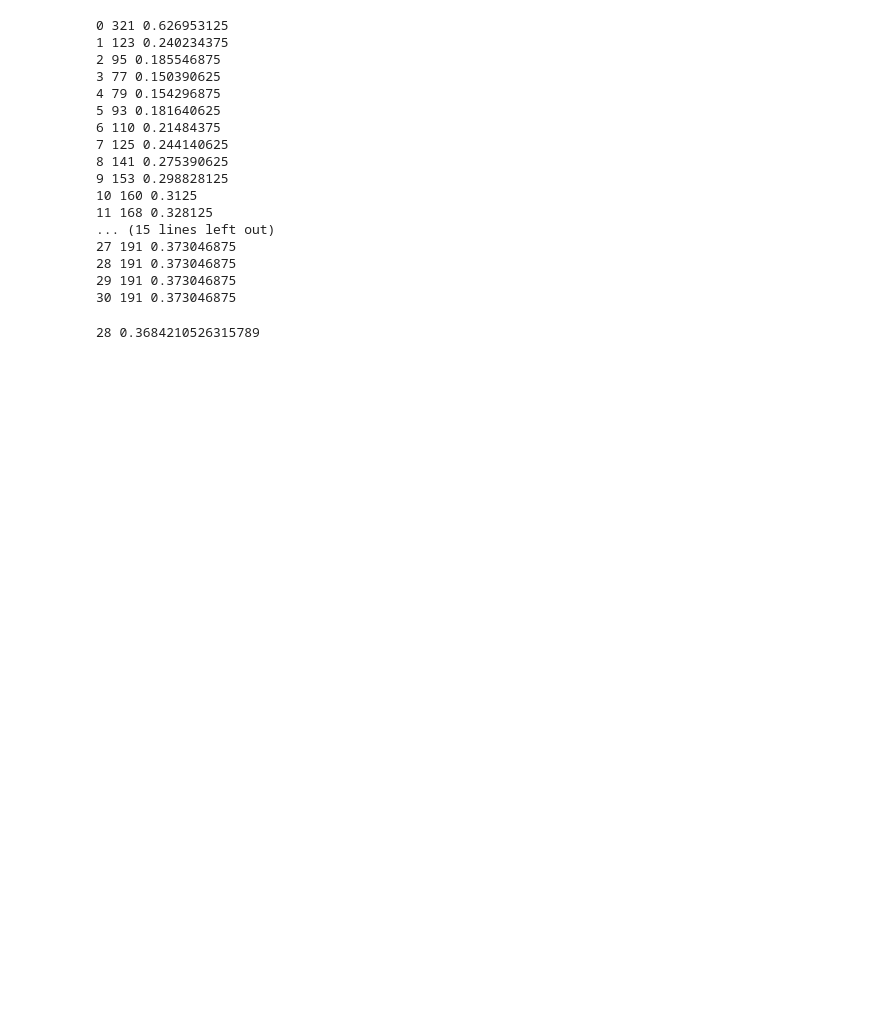
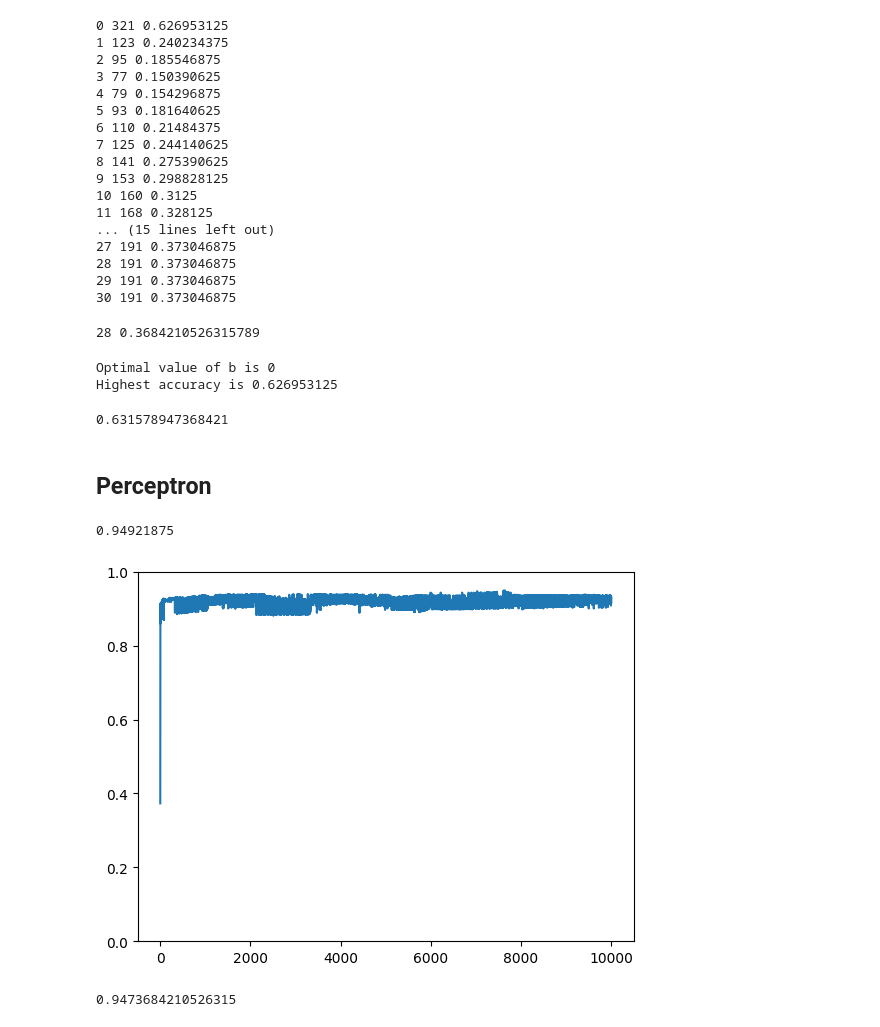
Before and after one commit to Ash-004/Deep-Learning-Fundamentals, a Jupyter notebook: MP Neuron.ipynb, the cells around one changed output. Cells and saved outputs as stored; diff of their text form; code cells hidden in the pictures; blank space fills up the shorter version.

Commit message:
Perceptron

```diff
--- a/MP Neuron.ipynb
+++ b/MP Neuron.ipynb
@@ -153,3 +153,38 @@ accuracy = accuracy_score(Y_pred_Test,yt)
 print(b,accuracy)
 # %% [output]
 28 0.3684210526315789
+# %%
+class MPNeuron:
+
+  def __init__(self):
+    self.b = None
+
+  def model(self, x):
+    return(sum(x) >= self.b)
+
+  def predict(self, X):
+    Y = []
+    for x in X:
+      result = self.model(x)
+      Y.append(result)
+    return np.array(Y)
+
+  def fit(self, X, Y):
+    accuracy = {}
+
+    for b in range(X.shape[1] + 1):
+      self.b = b
+      Y_pred = self.predict(X)
+      accuracy[b] = accuracy_score(Y_pred, Y)
+
+    best_b = max(accuracy, key = accuracy.get)
+    self.b = best_b
+
+    print('Optimal value of b is', best_b)
+    print('Highest accuracy is', accuracy[best_b])
+# %%
+mp_neuron = MPNeuron()
+mp_neuron.fit(X_Binarised_Train, yT)
+# %% [output]
+Optimal value of b is 0
+Highest accuracy is 0.626953125
@@ -155,0 +194,9 @@ print(b,accuracy)
+# %%
+print(accuracy_test)
+# %% [output]
+0.631578947368421
+# %% [markdown]
+## Perceptron
+# %%
+X_train = XT.values
+X_test = Xt.values
@@ -155,0 +258,12 @@ print(b,accuracy)
+# %%
+perceptron = Perceptron()
+# %%
+wt_matrix = perceptron.fit(X_train, yT, 10000, 0.5)
+# %% [output]
+0.94921875
+[figure, added]
+# %%
+Y_pred_test = perceptron.predict(X_test)
+print(accuracy_score(Y_pred_test, yt))
+# %% [output]
+0.9473684210526315
```
Also changed, not shown: parts of 3 cells of this notebook.
